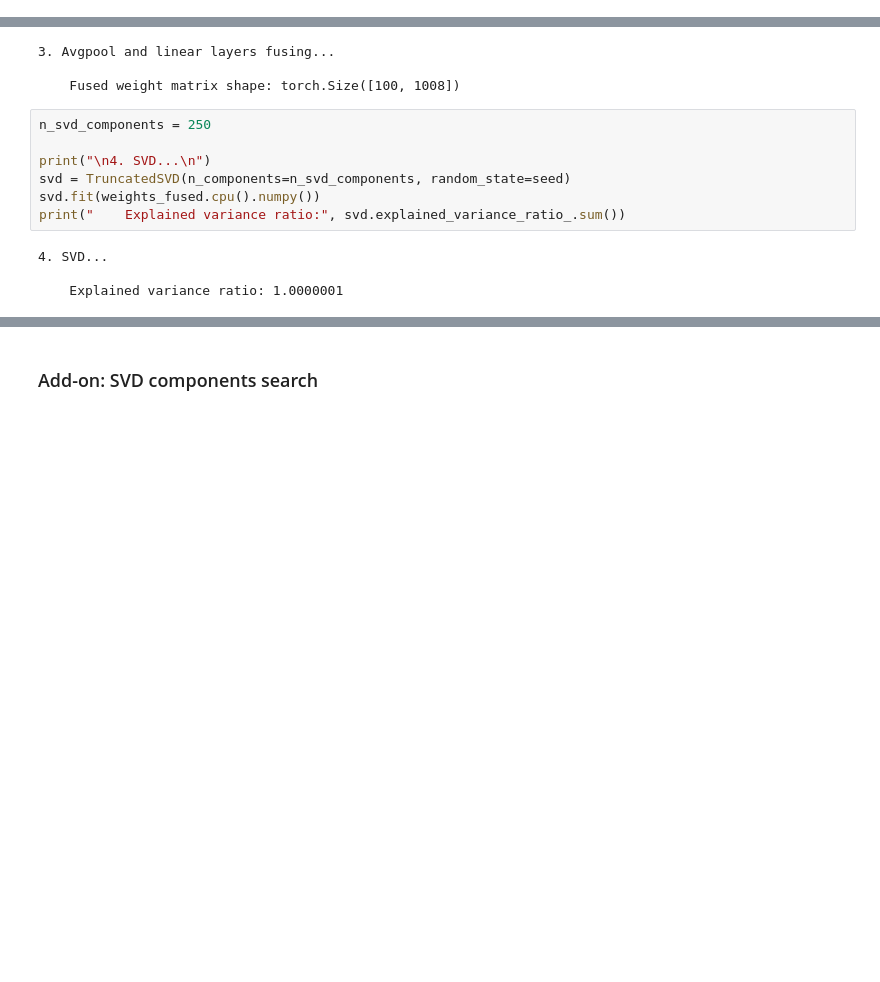
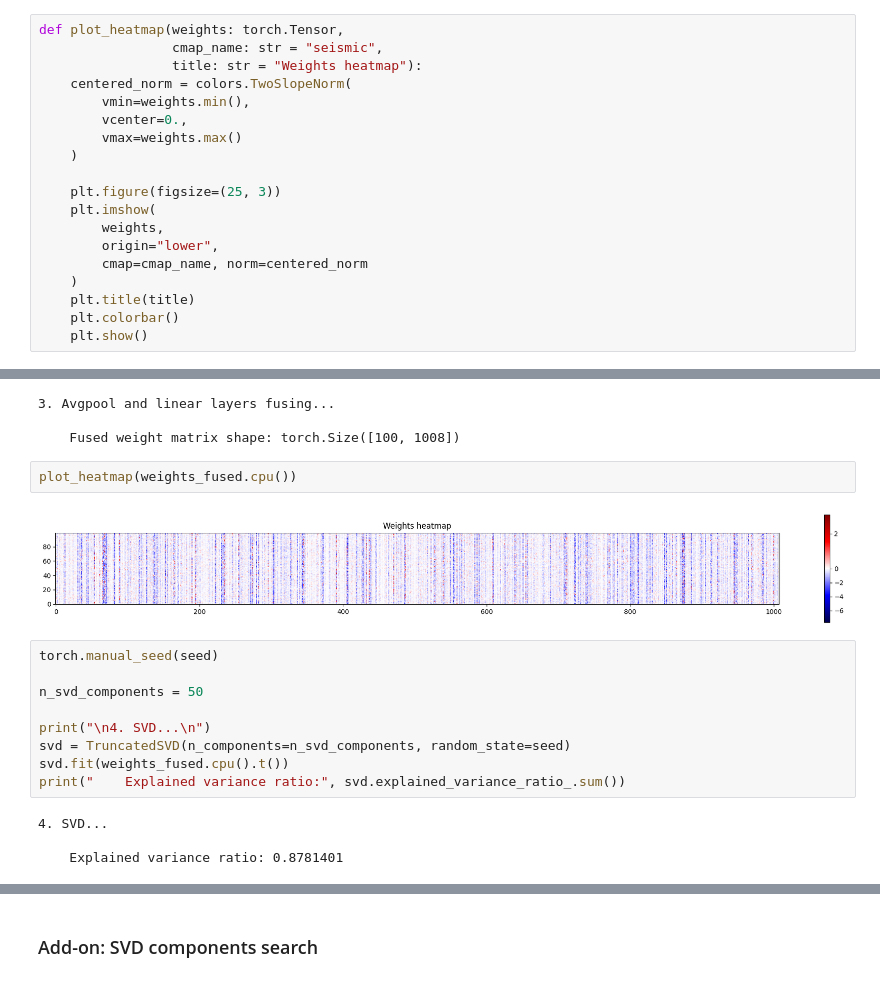
Before and after one commit to Ali-AliAli-Ali/binarize-inverse-interpret, a Jupyter notebook: regnetx_imagenet/bin_features_imagenet_cifar.ipynb, the cells around one changed output, grey strips where cells are left out. Cells and saved outputs as stored; diff of their text form; blank space fills up the shorter version.

```diff
--- a/regnetx_imagenet/bin_features_imagenet_cifar.ipynb
+++ b/regnetx_imagenet/bin_features_imagenet_cifar.ipynb
@@ -53,6 +53,25 @@ def plot_metric(trains: list,
     ax.legend()
 
     plt.savefig(os.path.join(graph_dir, f"regnet_{metric_name}_{epochs}epochs.png"))
+# %%
+def plot_heatmap(weights: torch.Tensor,
+                 cmap_name: str = "seismic",
+                 title: str = "Weights heatmap"):
+    centered_norm = colors.TwoSlopeNorm(
+        vmin=weights.min(),
+        vcenter=0.,
+        vmax=weights.max()
+    )
+
+    plt.figure(figsize=(25, 3))
+    plt.imshow(
+        weights,
+        origin="lower",
+        cmap=cmap_name, norm=centered_norm
+    )
+    plt.title(title)
+    plt.colorbar()
+    plt.show()
 # %%
 def train_epoch(model: torch.nn.Module,
                 train_loader: DataLoader,
@@ -576,17 +589,23 @@ print("    Fused weight matrix shape:", weights_fused.shape)  # [100, 1008*H*W]
 3. Avgpool and linear layers fusing...
 
     Fused weight matrix shape: torch.Size([100, 1008])
+# %%
+plot_heatmap(weights_fused.cpu())
+# %% [output]
+[figure, added]
 # %%
-n_svd_components = 250
+torch.manual_seed(seed)
+
+n_svd_components = 50
 
 print("\n4. SVD...\n")
 svd = TruncatedSVD(n_components=n_svd_components, random_state=seed)
-svd.fit(weights_fused.cpu().numpy())
+svd.fit(weights_fused.cpu().t())
 print("    Explained variance ratio:", svd.explained_variance_ratio_.sum())
 # %% [output]
 4. SVD...
 
-    Explained variance ratio: 1.0000001
+    Explained variance ratio: 0.8781401
 # %%
 print("\n5. Extracting binary features...\n")
 svd_components = svd.components_  # [n_svd_components, 1008*H*W]
```
Also changed, not shown: parts of 12 cells of this notebook, 2 other files.
